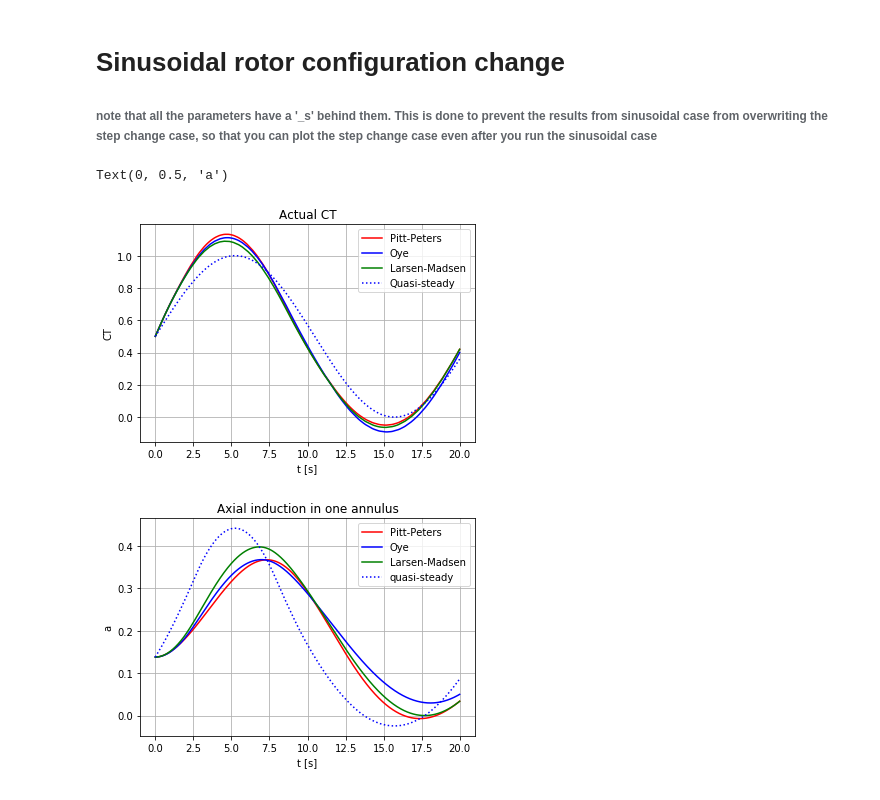
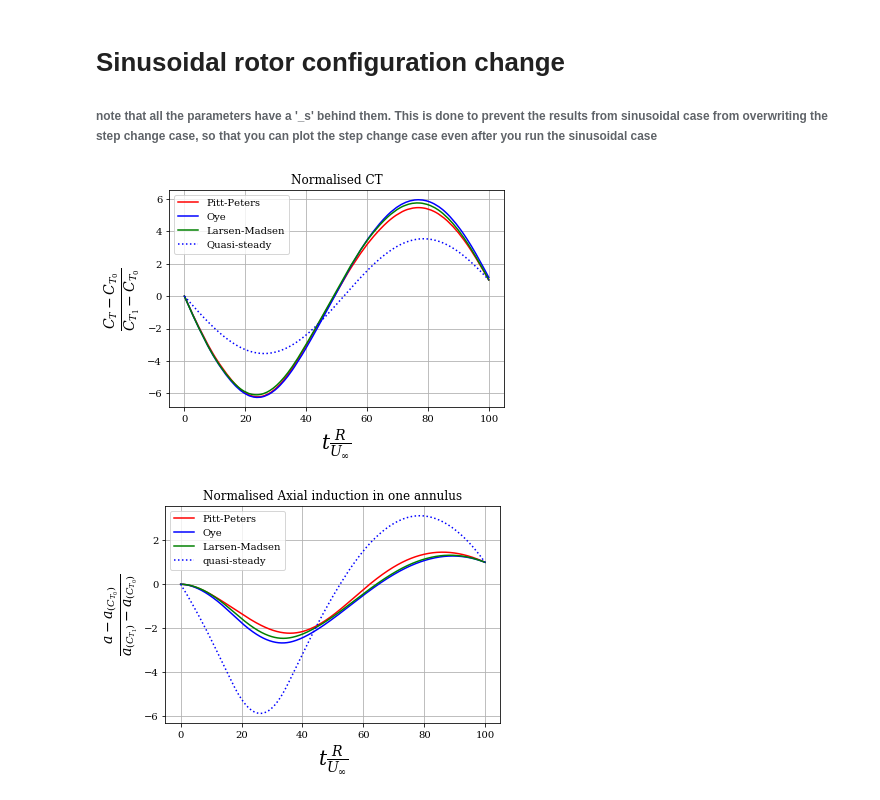
Before and after one commit to olafnekeman/wind_turbine_aeroelasticity, a Jupyter notebook: example_function_use_Case_1.ipynb, the cells around one changed output. Cells and saved outputs as stored; diff of their text form; code cells hidden in the pictures.

```diff
--- a/example_function_use_Case_1.ipynb
+++ b/example_function_use_Case_1.ipynb
@@ -211,13 +217,14 @@ fig_CP.savefig('CP_test.png')
 # %%
 #create the time array
 max_time = 20 #upper bound on the time vector
-dt = 0.005
+dt = 0.01
 time_range_s = np.arange(0,max_time,dt)
+size_array_s = len(time_range_s)-1
 
 
 #create the quasi-steady thrust coefficient as a function of the above time vector
-CT0_s = 0.5
-Delta_CT = 0.5
+CT0_s = 0.2
+Delta_CT = 0.7
 omega_r_uinf = 0.3   #this value might need to be multiplied with Uinf/R, see assignment description
 
 CT_time_s = CT0_s+Delta_CT*np.sin(omega_r_uinf*time_range_s)
@@ -261,30 +268,34 @@ for i in range(len(steady_time_array)):
     Ct_steady_s[:,i] = results_s[:,6]
 # %%
 #plot the value for the overall thrust coefficient of the blade
-plt.figure()
-plt.plot(time_range_s,CT_pp_s,'r',label='Pitt-Peters')
-plt.plot(time_range_s,CT_oye_s,'b',label = 'Oye' )
-plt.plot(time_range_s,CT_lm_s,'g',label='Larsen-Madsen')
-plt.plot(time_range_s, CT_time_s, 'b', linestyle='dotted',label='Quasi-steady')
+plt.figure(5)
+fig_CT_sin=plt.figure(5)
+plt.plot(time_range_s*Radius/Uinf,(CT_pp_s-CT0_s)/(CT_pp_s[size_array_s]-CT0_s),'r',label='Pitt-Peters')
+plt.plot(time_range_s*Radius/Uinf,(CT_oye_s-CT0_s)/(CT_lm_s[size_array_s]-CT0_s),'b',label = 'Oye' )
+plt.plot(time_range_s*Radius/Uinf,(CT_lm_s-CT0_s)/(CT_lm_s[size_array_s]-CT0_s),'g',label='Larsen-Madsen')
+plt.plot(time_range_s*Radius/Uinf,(CT_time_s-CT0_s)/(CT_time_s[size_array_s]-CT0_s), 'b', linestyle='dotted',label='Quasi-steady')
 plt.legend()
-plt.title('Actual CT') #note, these can be better
-plt.xlabel('t [s]')
-plt.ylabel('CT')
+plt.title('Normalised CT') #note, these can be better
+plt.xlabel(r'$t \frac{R}{U_\infty}$', fontsize=20)
+plt.ylabel(r'$\frac{C_T-C_{T_0}}{C_{T_1}-C_{T_0}}$', fontsize=20)
 plt.grid(True)
+fig_CT_sin.savefig('CT_sin_0.2_0.7.png',bbox_inches = 'tight')
+
 
 #plot the value for the axial induction at one annulus as a function of time
-plt.figure()
-annulus_num = 15
-plt.plot(time_range_s,a_pp_s[annulus_num,:],'r',label='Pitt-Peters')
-plt.plot(time_range_s,a_oye_s[annulus_num,:],'b',label = 'Oye' )
-plt.plot(time_range_s,a_lm_s[annulus_num,:],'g',label='Larsen-Madsen')
-plt.plot(steady_time_array,a_steady_s[annulus_num,:],'b',linestyle='dotted', label = 'quasi-steady')
+plt.figure(6)
+annulus_num = 18
+fig_a_sin=plt.figure(6)
+plt.plot(time_range_s*Radius/Uinf,(a_pp_s[annulus_num,:]-a_pp_s[annulus_num,0])/(a_pp_s[annulus_num,size_array_s]-a_pp_s[annulus_num,0]),'r',label='Pitt-Peters')
+plt.plot(time_range_s*Radius/Uinf,(a_oye_s[annulus_num,:]-a_oye_s[annulus_num,0])/(a_oye_s[annulus_num,size_array_s]-a_oye_s[annulus_num,0]),'b',label = 'Oye' )
+plt.plot(time_range_s*Radius/Uinf,(a_lm_s[annulus_num,:]-a_lm_s[annulus_num,0])/(a_lm_s[annulus_num,size_array_s]-a_lm_s[annulus_num,0]),'g',label='Larsen-Madsen')
+plt.plot(steady_time_array*Radius/Uinf,(a_steady_s[annulus_num,:]-a_steady_s[annulus_num,0])/(a_steady_s[annulus_num,149]-a_steady_s[annulus_num,0]),'b',linestyle='dotted', label = 'quasi-steady')
 plt.legend()
 plt.grid(True)
-plt.title('Axial induction in one annulus') #note, title can be better
-plt.xlabel('t [s]')
-plt.ylabel('a')
+plt.title('Normalised Axial induction in one annulus') #note, title can be better
+plt.xlabel(r'$t \frac{R}{U_\infty}$', fontsize=20)
+plt.ylabel(r'$\frac{a-a_{\left(C_{T_0}\right)}}{a_{\left(C_{T_1}\right)}-a_{\left(C_{T_0}\right)}}$', fontsize=20)
+fig_a_sin.savefig('a_sin_0.2_0.7.png',bbox_inches = 'tight')
 # %% [output]
-Text(0, 0.5, 'a')
-[figure, old version]
+[figure, new version]
-[figure, old version]
+[figure, new version]
```
Also changed, not shown: parts of 2 cells of this notebook, 24 other files.
